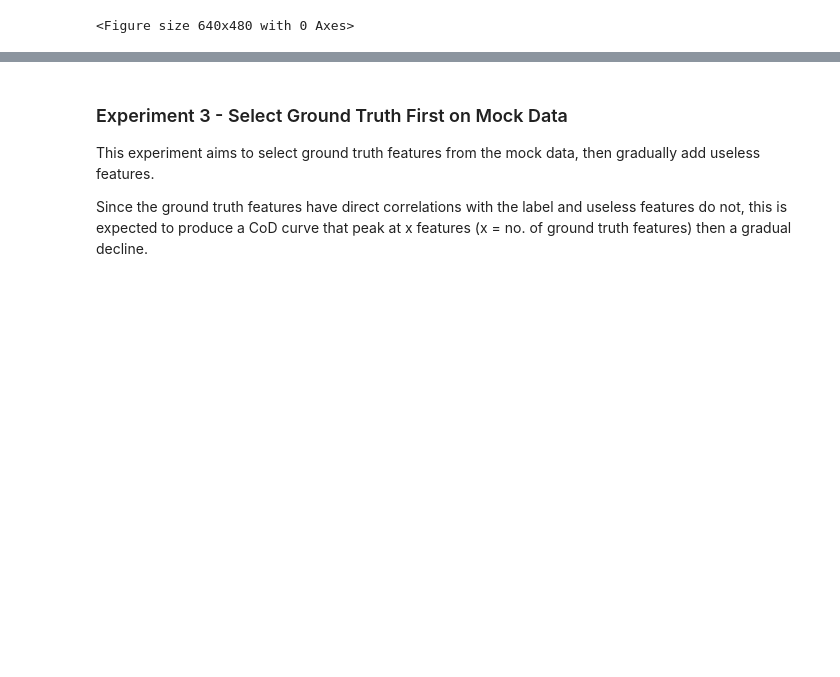
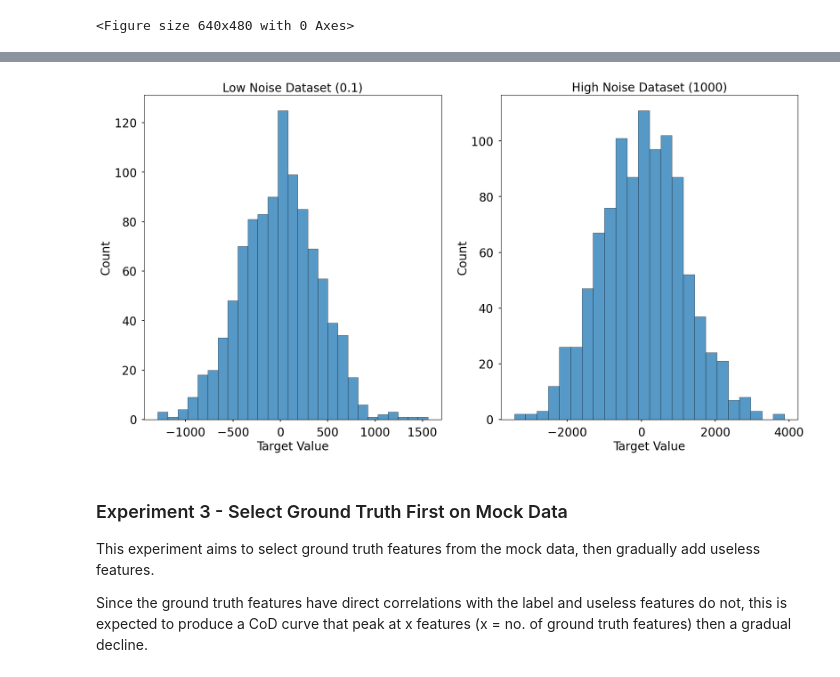
Before and after one commit to AnEvilBurrito/ode-biomarker-project, a Jupyter notebook: project-syvalid/SYVALID_AN01_Curse_of_dimen.ipynb, the cells around one changed output, grey strips where cells are left out. Saved outputs shown, nothing was run; the diff lists cells and outputs as text; code cells hidden in the pictures; blank space fills up the shorter version.

```diff
--- a/project-syvalid/SYVALID_AN01_Curse_of_dimen.ipynb
+++ b/project-syvalid/SYVALID_AN01_Curse_of_dimen.ipynb
@@ -494,3 +537,18 @@ final_df.to_pickle(f'{file_save_path}{experiment_id}_final_df.pkl')
+# %%
+fig, axs = plt.subplots(1, 2, figsize=(20, 10))
+sns.histplot(y_known_low_noise, ax=axs[0])
+axs[0].set_title('Low Noise Dataset (0.1)', fontsize=20)
+axs[0].set_xlabel('Target Value', fontsize=20)
+axs[0].set_ylabel('Count', fontsize=20)
+axs[0].tick_params(axis='both', which='major', labelsize=20)
+sns.histplot(y_known_high_noise, ax=axs[1])
+axs[1].set_title('High Noise Dataset (1000)', fontsize=20)
+axs[1].set_xlabel('Target Value', fontsize=20)
+axs[1].set_ylabel('Count', fontsize=20)
+axs[1].tick_params(axis='both', which='major', labelsize=20)
+plt.show()
+# %% [output]
+[figure, added]
 # %% [markdown]
 ### Experiment 3 - Select Ground Truth First on Mock Data
 
```
Also changed, not shown: parts of 3 cells of this notebook.
